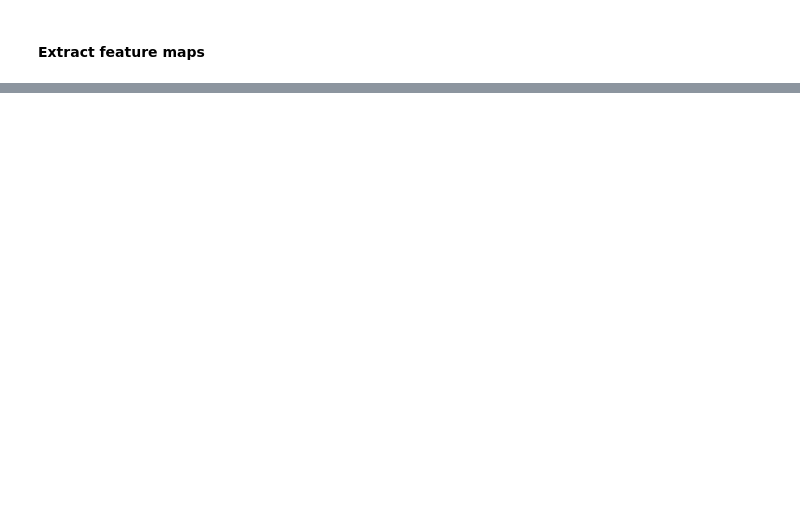
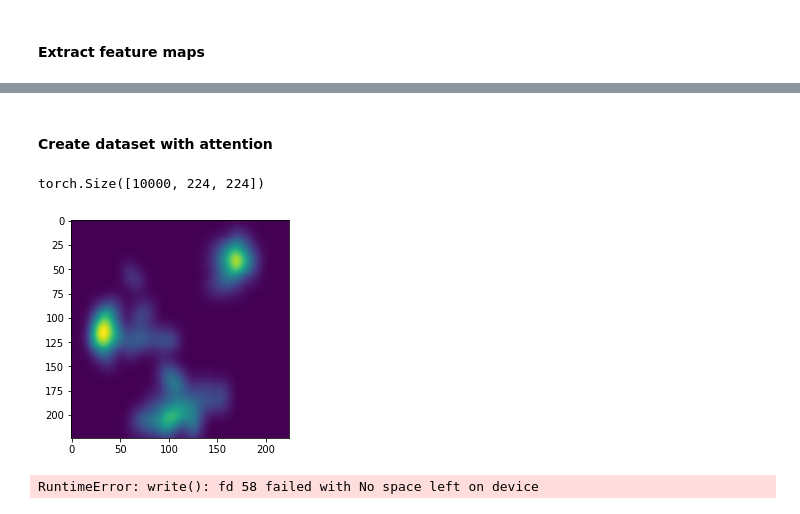
Before and after one commit to MariaPdg/hci-intermodal-reasoning, a Jupyter notebook: test_gaze.ipynb, the cells around one changed output, grey strips where cells are left out. Drawn from its saved outputs; the diff is of its cells as text; code cells hidden in the pictures; blank space fills up the shorter version.

Commit message:
add attention to dataset

```diff
--- a/test_gaze.ipynb
+++ b/test_gaze.ipynb
@@ -139,0 +102,46 @@ plt.imshow(torch.matmul(act[0][0],mask2))
+# %% [markdown]
+#### Create dataset with attention
+# %%
+def load_maps(which):
+
+    from os import listdir
+    from os.path import isfile, join
+    mypath = "dataset/maps/%s" % which
+    onlyfiles = [f for f in listdir(mypath) if isfile(join(mypath, f))]
+
+    import re
+    m = re.search('COCO_%s2014_(.+?).png' % which, onlyfiles[0])
+    index = []
+    for item in onlyfiles:
+        m = re.search('COCO_%s2014_(.+?).png' % which, item)
+        if m:
+            index.append(m.group(1))
+    index.sort()
+
+    mask = []
+    for item in index:
+
+        image_map  = 'dataset/maps/' + which + '/COCO_%s2014_' % which +item+'.png'
+
+        img = Image.open(image_map)
+        normalize = transforms.Normalize(mean=[0.485],
+                                         std=[0.229])
+        transform = transforms.Compose([
+                    transforms.Resize((224, 224)),
+                    transforms.ToTensor()
+                ])
+        mask.append(transform(img).squeeze())
+
+    result = torch.stack(mask)
+    return result
+# %%
+train_maps = load_maps('train')
+# %%
+print(train_maps.size())
+# %% [output]
+torch.Size([10000, 224, 224])
+# %%
+plt.imshow(train_maps[2])
+plt.show()
+# %% [output]
+[figure, added]
@@ -139,0 +160,5 @@ plt.imshow(torch.matmul(act[0][0],mask2))
+# %%
+dots = cache_dot('val')
+print(dots.size())
+# %% [output]
+RuntimeError: write(): fd 58 failed with No space left on device
```
Also changed, not shown: parts of 12 cells of this notebook, 1 other file.
